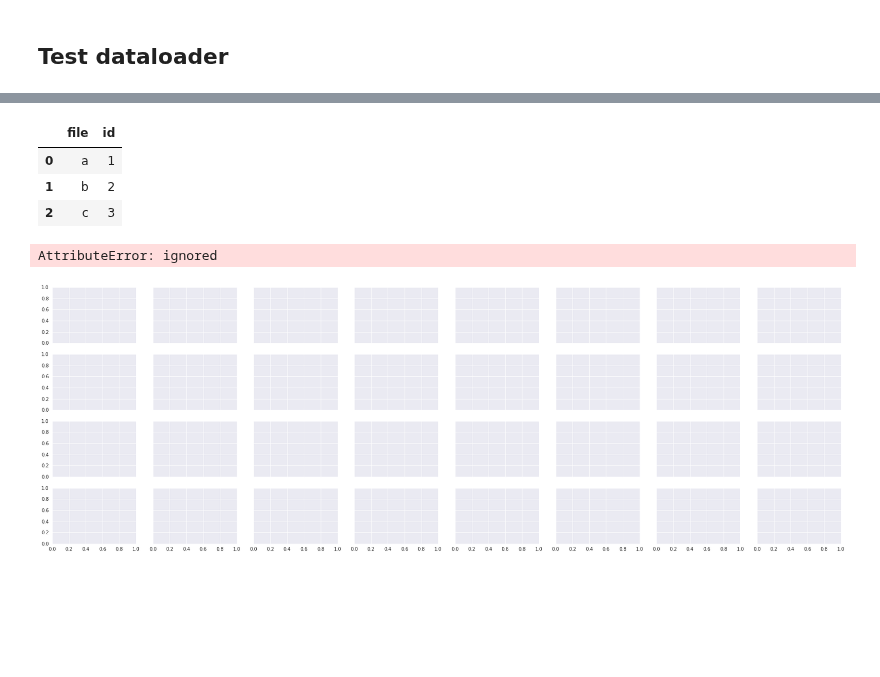
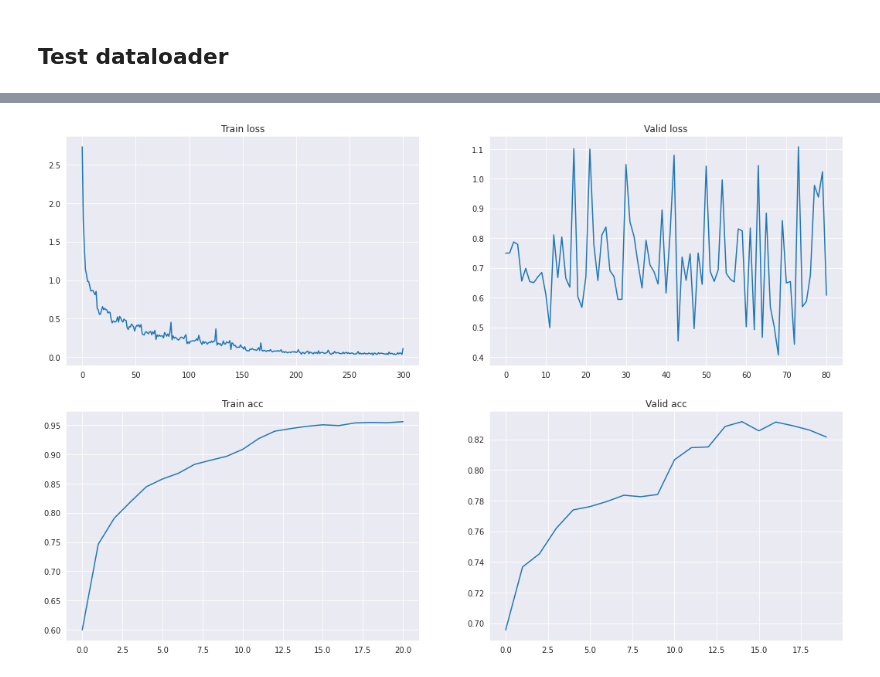
Before and after one commit to Felecort/DLS-Rush, a Jupyter notebook: DLS/14_homework/simpsons_classification.ipynb, the cells around one changed output, grey strips where cells are left out. Cells and saved outputs as stored; diff of their text form; code cells hidden in the pictures; blank space fills up the shorter version.

```diff
--- a/DLS/14_homework/simpsons_classification.ipynb
+++ b/DLS/14_homework/simpsons_classification.ipynb
@@ -494,17 +493,23 @@ model = CNNClassifier(N_CLASSES)
+# %%
+criterion = nn.CrossEntropyLoss(weight=get_weight())
+
+optimizer = torch.optim.Adam(list(model.features[:-layers_to_unfreeze].parameters()) +
+                             list(model.classifier.parameters())
+                             )
+
+scheduler = torch.optim.lr_scheduler.StepLR(optimizer, step_size=3, gamma=0.5, verbose=True)
 # %%
-cnn_model = FitModel(model, BATCH_SIZE)
+cnn_model = FitModel(model, optimizer, criterion, scheduler=scheduler, batch_size=BATCH_SIZE, valid_size=0.2)
 # %%
-cnn_model.fit(epochs=13)
+cnn_model.fit(epochs=18)
+# %%
+cnn_model.optimizer = torch.optim.Adam(list(model.features[:-layers_to_unfreeze].parameters()) +
+                             list(model.classifier.parameters()),
+                             lr=LEARNING_RATE
+                             )
 # %%
 cnn_model.submit_pred(32)
 # %%
-cnn_model.plot_losses()
+cnn_model.plot()
+# %% [output]
+[figure, added]
-# %%
-a = ["a", "b", "c"]
-b = [1, 2, 3]
-pd.DataFrame({"file": a, "id": b})
-# %% [output]
-|  | file | id |
-| 0 | a | 1 |
-| 1 | b | 2 |
-| 2 | c | 3 |
@@ -523,14 +515,0 @@ def imshow(inp, title=None, plt_ax=plt, default=False):
-# %%
-fig, axes = plt.subplots(4, 8, figsize=(30, 10), sharey=True, sharex=True)
-cnn_model.model.eval()
-with torch.no_grad():
-    for X, y in cnn_model.test_loader:
-        X = X.to(DEVICE)
-        outputs = cnn_model.model(X).to("cpu")
-        preds = torch.argmax(outputs, 1)
-        for i, ax in enumerate(axes.flatten()):
-            imshow(X[i].to("cpu"), title=CLASSES_NAMES[preds[i]], plt_ax=ax)
-        break
-# %% [output]
-AttributeError: ignored
-[figure, removed]
```
Also changed, not shown: parts of 32 cells of this notebook.
